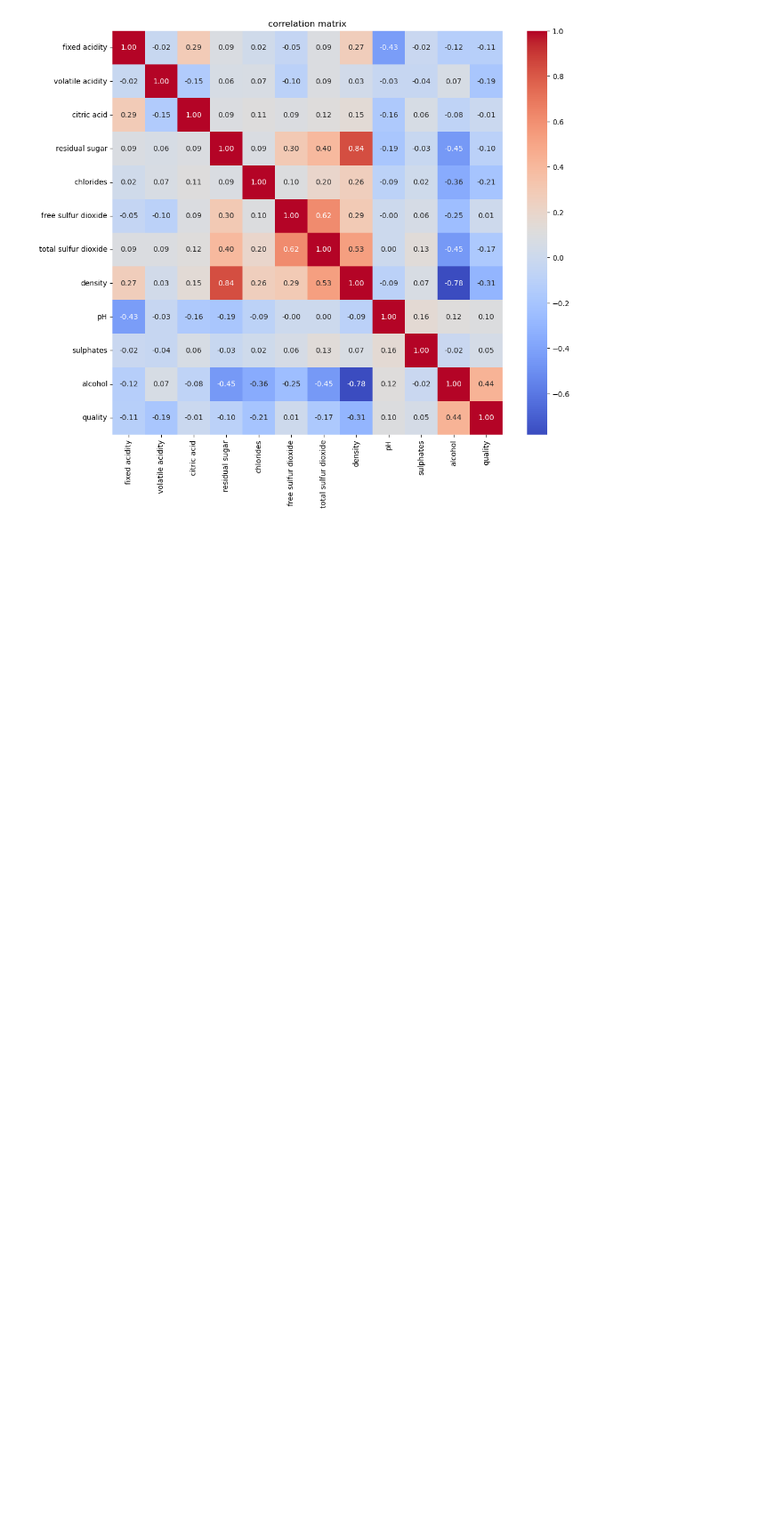
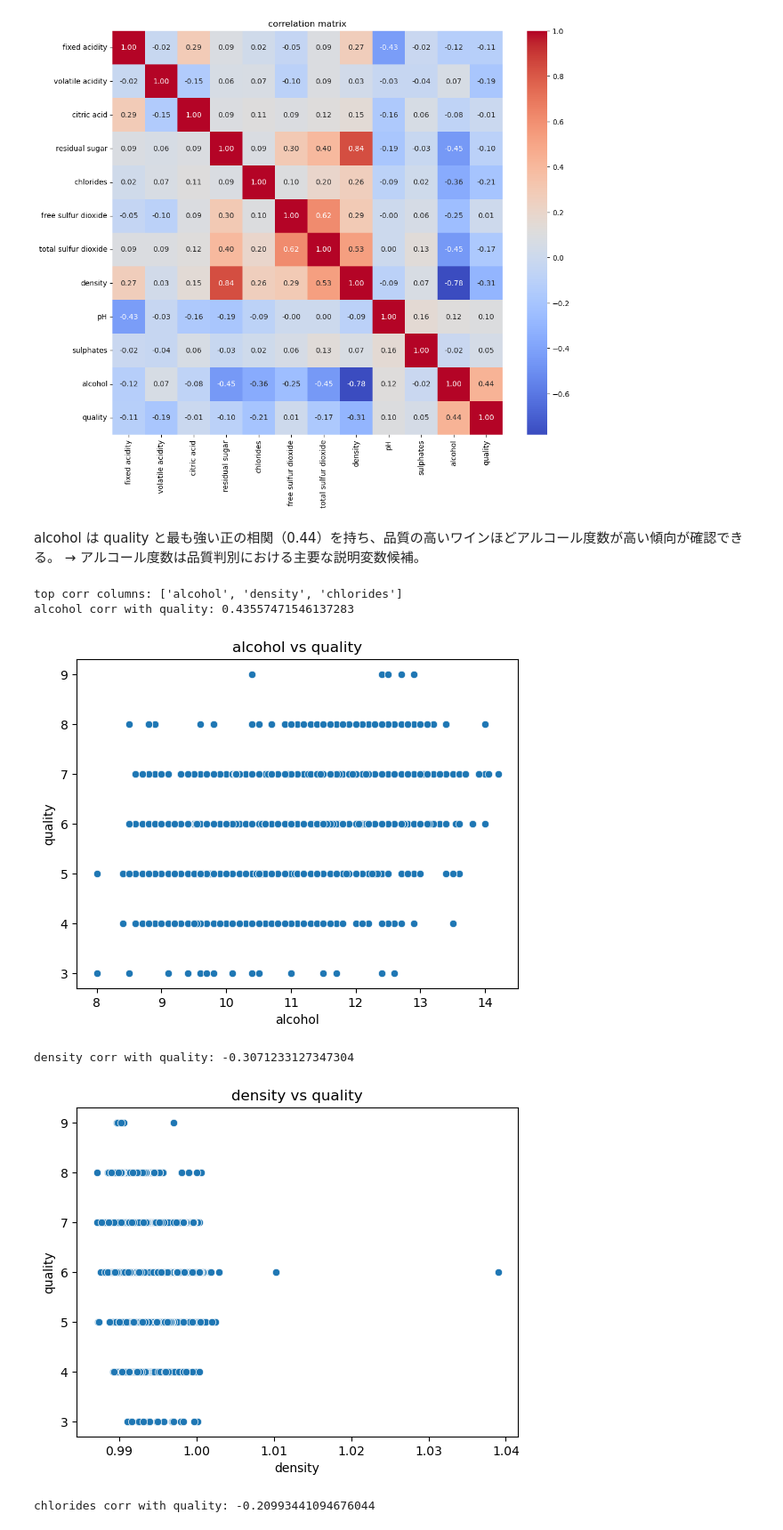
Before and after one commit to Hryuta-dev/analysis-project-01, a Jupyter notebook: notebooks/EDA.ipynb, the cells around one changed output. Shown at 89% size. Saved outputs shown, nothing was run; the diff lists cells and outputs as text; code cells hidden in the pictures; blank space fills up the shorter version.

```diff
--- a/notebooks/EDA.ipynb
+++ b/notebooks/EDA.ipynb
@@ -72,3 +76,22 @@ plt.show()
 # %% [output]
 [figure]
 [figure]
+# %% [markdown]
+alcohol は quality と最も強い正の相関（0.44）を持ち、品質の高いワインほどアルコール度数が高い傾向が確認できる。
+→ アルコール度数は品質判別における主要な説明変数候補。
+# %%
+# 相関上位2変数で散布図＋簡易相関値
+top_corr = df.corr()['quality'].abs().sort_values(ascending=False).index[1:4]
+print("top corr columns:", list(top_corr))
+for col in top_corr:
+    print(col, "corr with quality:", df[col].corr(df['quality']))
+    sns.scatterplot(x=df[col], y=df['quality'])
+    plt.title(f"{col} vs quality")
+    plt.show()
+# %% [output]
+top corr columns: ['alcohol', 'density', 'chlorides']
+alcohol corr with quality: 0.43557471546137283
+[figure, added]
+density corr with quality: -0.3071233127347304
+[figure, added]
+chlorides corr with quality: -0.20993441094676044
```
Also changed, not shown: parts of 7 cells of this notebook.
